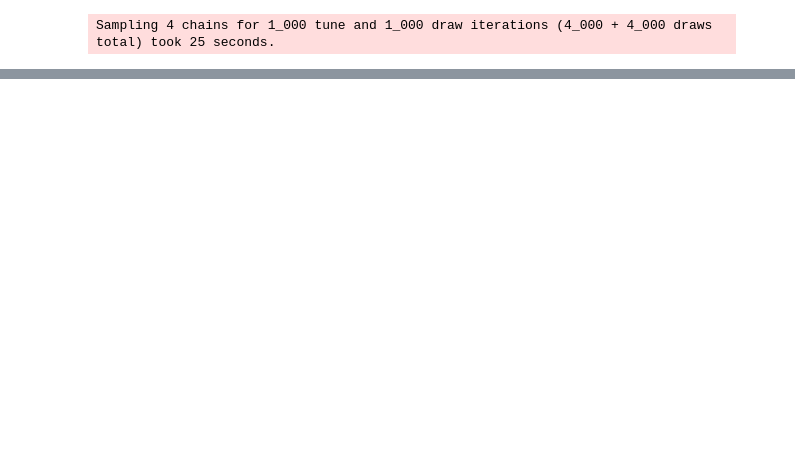
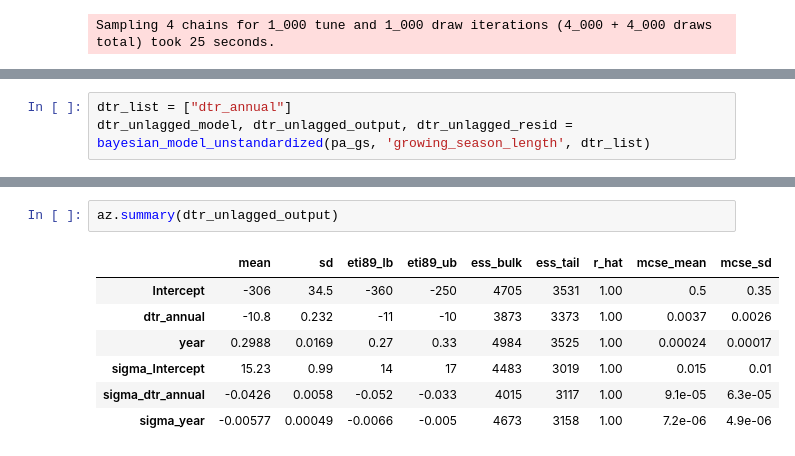
Before and after one commit to samjbaugh/reu26, a Jupyter notebook: Lagged_DataFrames.ipynb, the cells around one changed output, grey strips where cells are left out. Cells and saved outputs as stored; diff of their text form; blank space fills up the shorter version.

```diff
--- a/Lagged_DataFrames.ipynb
+++ b/Lagged_DataFrames.ipynb
@@ -218,3 +248,6 @@ az.summary(lagged_fff_output)
 | sigma_cloud_cover_southeast_us | 2.82 | 0.53 | 2 | 3.7 | 3824 | 3236 | 1.00 | 0.0086 | 0.0061 |
 | sigma_evaporation_southeast_us | -0.465 | 0.105 | -0.63 | -0.3 | 4960 | 3351 | 1.00 | 0.0015 | 0.0011 |
 | sigma_year | -0.00876 | 0.00171 | -0.011 | -0.0061 | 3172 | 3227 | 1.00 | 3e-05 | 2.2e-05 |
+# %%
+dtr_list = ["dtr_annual"]
+dtr_unlagged_model, dtr_unlagged_output, dtr_unlagged_resid = bayesian_model_unstandardized(pa_gs, 'growing_season_length', dtr_list)
@@ -220,0 +264,10 @@ az.summary(lagged_fff_output)
+# %%
+az.summary(dtr_unlagged_output)
+# %% [output]
+|  | mean | sd | eti89_lb | eti89_ub | ess_bulk | ess_tail | r_hat | mcse_mean | mcse_sd |
+| Intercept | -306 | 34.5 | -360 | -250 | 4705 | 3531 | 1.00 | 0.5 | 0.35 |
+| dtr_annual | -10.8 | 0.232 | -11 | -10 | 3873 | 3373 | 1.00 | 0.0037 | 0.0026 |
+| year | 0.2988 | 0.0169 | 0.27 | 0.33 | 4984 | 3525 | 1.00 | 0.00024 | 0.00017 |
+| sigma_Intercept | 15.23 | 0.99 | 14 | 17 | 4483 | 3019 | 1.00 | 0.015 | 0.01 |
+| sigma_dtr_annual | -0.0426 | 0.0058 | -0.052 | -0.033 | 4015 | 3117 | 1.00 | 9.1e-05 | 6.3e-05 |
+| sigma_year | -0.00577 | 0.00049 | -0.0066 | -0.005 | 4673 | 3158 | 1.00 | 7.2e-06 | 4.9e-06 |
```
Also changed, not shown: parts of 6 cells of this notebook, 3 other files.
